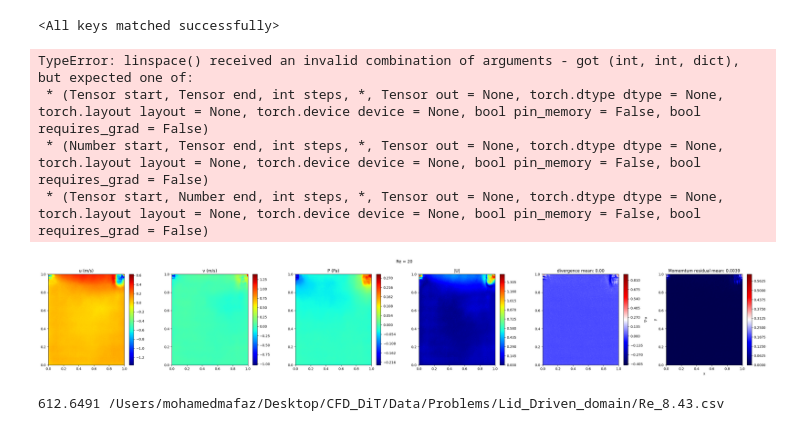
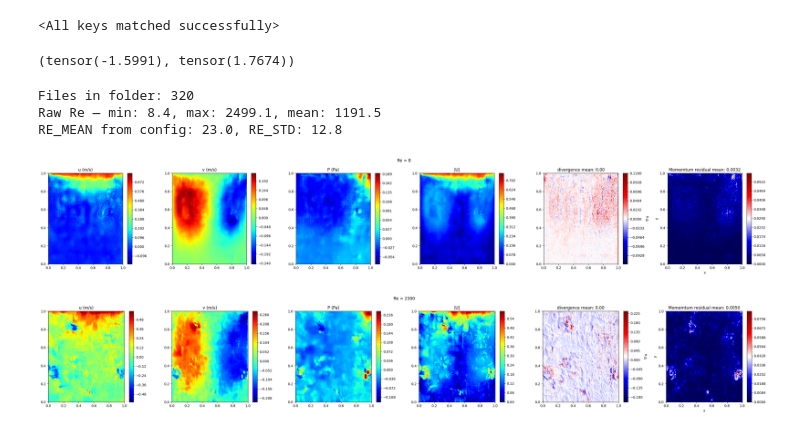
Before and after one commit to Mafaz03/CFD_DiT, a Jupyter notebook: inference/inference.ipynb, the cells around one changed output. Saved outputs shown, nothing was run; the diff lists cells and outputs as text; code cells hidden in the pictures.

```diff
--- a/inference/inference.ipynb
+++ b/inference/inference.ipynb
@@ -53,13 +53,13 @@ dit = DiT(d_model          = config["DiT"]["d_model"],
 vae.eval()
 dit.eval()
 
-# vae.load_state_dict(torch.load('vae_v2.pth', map_location = device))
-dit.load_state_dict(torch.load(f'{ROOT}/DiT.pth', map_location = device))
+vae.load_state_dict(torch.load(f"{ROOT}/models/VAE.pth", map_location = device))
+dit.load_state_dict(torch.load(f'{ROOT}/models/DiT.pth', map_location = device))
 # %% [output]
 <All keys matched successfully>
 # %%
 @torch.no_grad()
-def sample(latent_grid_size: int, dit, vae, device, scheduler, number):
+def sample(latent_grid_size: int, dit, vae, device, scheduler, number, **kwargs):
     xt = torch.randn((1, 4, latent_grid_size, latent_grid_size)).to(device)
 
     for i in tqdm(reversed(range(1000))):
@@ -108,7 +108,7 @@ def predict(re_value, sample_fn,
     '''
 
     # img = sample_fn(32, dit, vae, device, scheduler, re_value)
-    img = sample_fn(32, dit, vae, device, scheduler, (re_value - re_mean) / re_std, kwargs)
+    img = sample_fn(32, dit, vae, device, scheduler, (re_value - re_mean) / re_std)
 
     img_np = np.array(img)
 
@@ -192,19 +192,39 @@ def predict(re_value, sample_fn,
 
     return u, v, p, divergence, momentum_res, mag
 # %%
-RE_MEAN = config["Stats"]["Re_Mean"]
-RE_STD = config["Stats"]["Re_Std"]
+meta = config["Data"]['meta']
+RE_MEAN = config["Stats"][meta]["Re_Mean"]
+RE_STD = config["Stats"][meta]["Re_Std"]
 
-U_MEAN = config["Stats"]["U_MEAN"]
-U_STD = config["Stats"]["U_STD"]
+U_MEAN = config["Stats"][meta]["U_MEAN"]
+U_STD = config["Stats"][meta]["U_STD"]
 
-V_MEAN = config["Stats"]["V_MEAN"]
-V_STD = config["Stats"]["V_STD"]
+V_MEAN = config["Stats"][meta]["V_MEAN"]
+V_STD = config["Stats"][meta]["V_STD"]
 
-P_MEAN = config["Stats"]["P_MEAN"]
-P_STD = config["Stats"]["P_STD"]
+P_MEAN = config["Stats"][meta]["P_MEAN"]
+P_STD = config["Stats"][meta]["P_STD"]
+# %%
+import os
+a = os.listdir(f"{ROOT}/Data/Problems/Lid_Driven_domain")
+re_s = torch.tensor([float(i.split("_")[1].split(".csv")[0]) for i in a])
+re_norm = (re_s - 1191.501250) / 739.827089
+re_norm.min(), re_norm.max()
+# %% [output]
+(tensor(-1.5991), tensor(1.7674))
+# %%
+a = os.listdir(f"{ROOT}/Data/Problems/Lid_Driven_domain")
+re_s = torch.tensor([float(i.split("_")[1].split(".csv")[0]) for i in a])
+
+print(f"Files in folder: {len(a)}")
+print(f"Raw Re — min: {re_s.min():.1f}, max: {re_s.max():.1f}, mean: {re_s.mean():.1f}")
+print(f"RE_MEAN from config: {RE_MEAN:.1f}, RE_STD: {RE_STD:.1f}")
+# %% [output]
+Files in folder: 320
+Raw Re — min: 8.4, max: 2499.1, mean: 1191.5
+RE_MEAN from config: 23.0, RE_STD: 12.8
 # %%
-u, v, P, divergence, momentum_res, mag = predict(re_value = 2500, sample_fn = sample_ddim,
+u, v, P, divergence, momentum_res, mag = predict(re_value = 8, sample_fn = sample_ddim,
                                    re_mean = RE_MEAN, re_std = RE_STD,
                                    u_mean = U_MEAN,   u_std = U_STD,
                                    v_mean = V_MEAN,   v_std = V_STD,
@@ -213,21 +233,18 @@ u, v, P, divergence, momentum_res, mag = predict(re_value = 2500, sample_fn = sa
                                    device = "cpu", plot = True
                                    )
 # %% [output]
-TypeError: linspace() received an invalid combination of arguments - got (int, int, dict), but expected one of:
- * (Tensor start, Tensor end, int steps, *, Tensor out = None, torch.dtype dtype = None, torch.layout layout = None, torch.device device = None, bool pin_memory = False, bool requires_grad = False)
- * (Number start, Tensor end, int steps, *, Tensor out = None, torch.dtype dtype = None, torch.layout layout = None, torch.device device = None, bool pin_memory = False, bool requires_grad = False)
- * (Tensor start, Number end, int steps, *, Tensor out = None, torch.dtype dtype = None, torch.layout layout = None, torch.device device = None, bool pin_memory = False, bool requires_grad = False)
+[figure, added]
 # %%
-u, v, P, divergence, momentum_res, mag = predict(re_value = 20, sample_fn = sample,
+u, v, P, divergence, momentum_res, mag = predict(re_value = 2500, sample_fn = sample,
                                                  re_mean = RE_MEAN, re_std = RE_STD,
                                                  u_mean = U_MEAN,   u_std = U_STD,
                                                  v_mean = V_MEAN,   v_std = V_STD,
                                                  P_mean = P_MEAN,   P_std = P_STD,
                                                  grid_size = 256,
                                                  device = "cpu", plot = True
                                                  )
 # %% [output]
-[figure, old version]
+[figure, new version]
 # %%
 from torch.utils.data import Dataset, DataLoader
 from Data import dataset_cfd
@@ -235,16 +252,14 @@ from Data import dataset_cfd
 dataset    = dataset_cfd.dataset_csv(folder = f"{ROOT}/Data/Problems/{config['Data']['name']}", meta = "Lid_Driven")
 dataloader = DataLoader(dataset, batch_size = 1, shuffle=True, num_workers=2)
 # %%
-worst = -float("inf")
-worst_file = None
-for idx in tqdm(range(len(dataset))):
-    uvp, num, mask = dataset[idx]
-    m = np.abs(uvp).max()
-    if m > worst:
-        worst = m
-        worst_file = dataset.all_pths[idx]
-        # print(worst, worst_file)
-print(worst, worst_file)
+# worst = -float("inf")
+# worst_file = None
+# for idx in tqdm(range(len(dataset))):
+#     uvp, num, mask = dataset[idx]
+#     m = np.abs(uvp).max()
+#     if m > worst:
+#         worst = m
+#         worst_file = dataset.all_pths[idx]
+#         # print(worst, worst_file)
+# print(worst, worst_file)
-# %% [output]
-612.6491 /Users/mohamedmafaz/Desktop/CFD_DiT/Data/Problems/Lid_Driven_domain/Re_8.43.csv
 # %%
```
Also changed, not shown: parts of 7 cells of this notebook, 9 other files.
